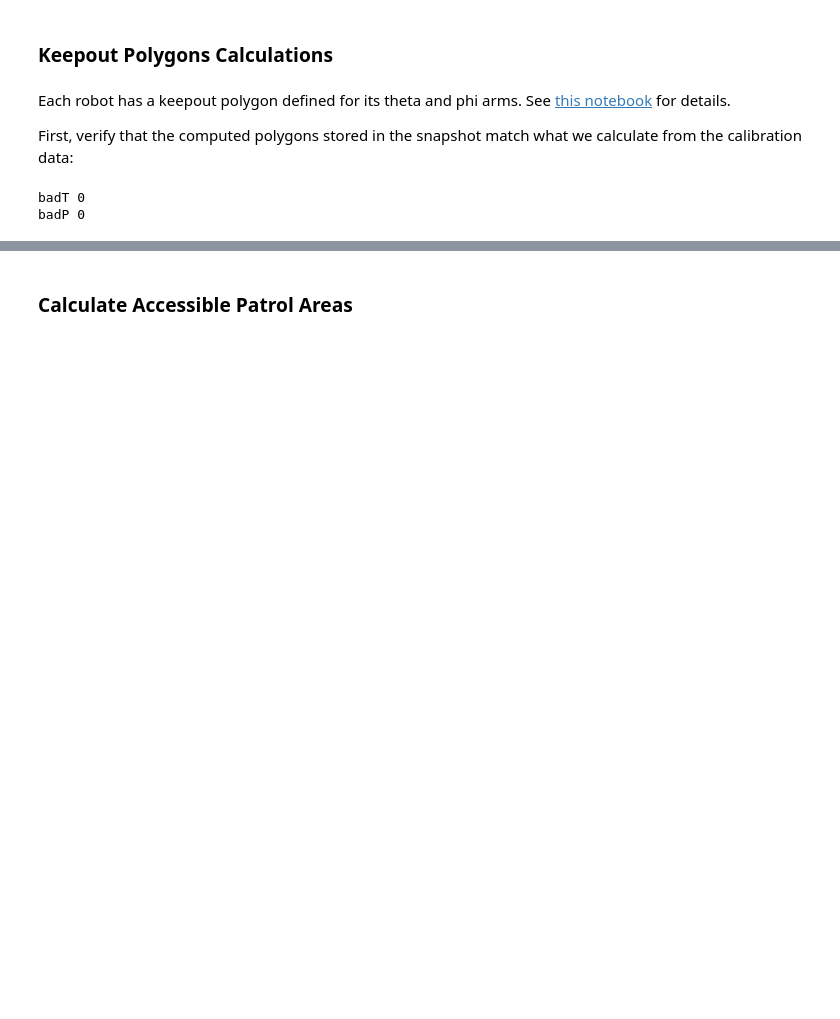
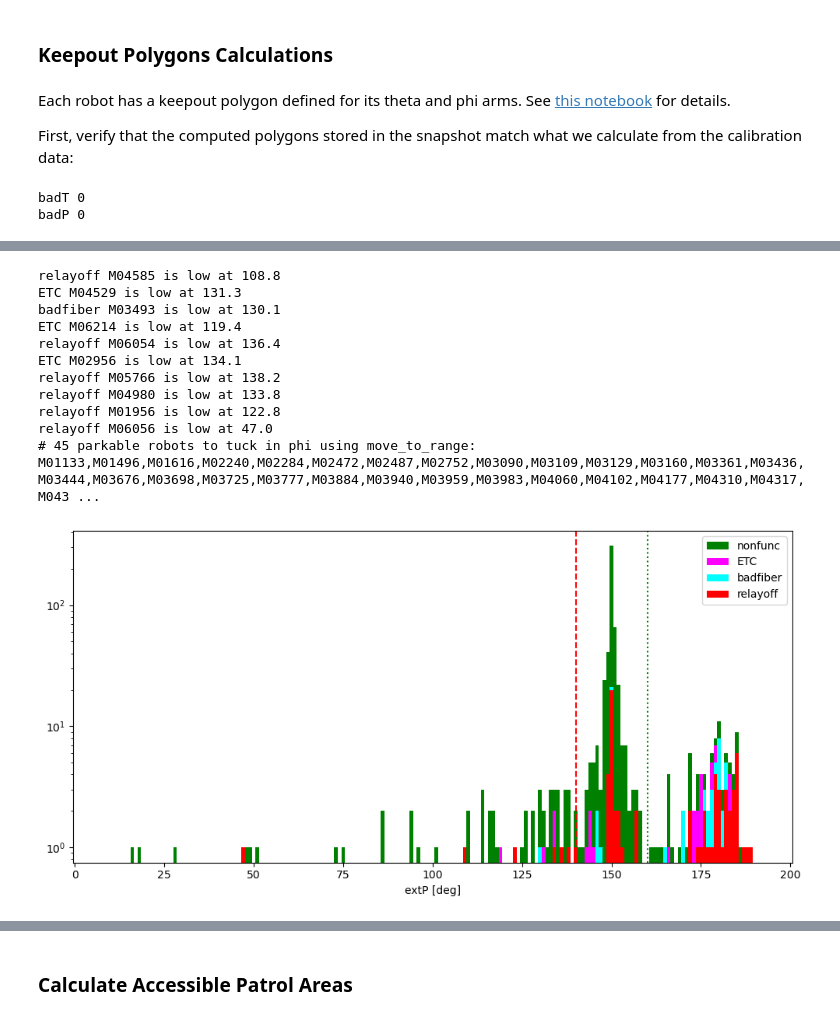
Before and after one commit to desihub/fpoffline, a Jupyter notebook: nb/ValetParking/ValetParking.ipynb, the cells around one changed output, grey strips where cells are left out. Cells and saved outputs as stored; diff of their text form; code cells hidden in the pictures; blank space fills up the shorter version.

```diff
--- a/nb/ValetParking/ValetParking.ipynb
+++ b/nb/ValetParking/ValetParking.ipynb
@@ -40,6 +43,7 @@ Here, we use a fixed version stored in this repo instead:
 # %%
-when = astropy.time.Time('2025-04-05T00:00:00', format='isot', scale='utc')
+when = astropy.time.Time('2025-04-11T00:00:00', format='isot', scale='utc')
 snap, _ = fpoffline.io.get_snapshot(when, path=pathlib.Path('.'))
+assert snap.meta['name'] == '20250410T170059+0000_fp_calibs.ecsv'
 # %% [markdown]
 Define a helper function to return the snapshot entry for a specified POS_ID:
 # %%
@@ -263,0 +532,59 @@ def getCollisionMatrix(poly1, poly2):
+# %%
+def getTucks(minP=140, setP=160):
+
+    to_tuck = [ ]
+    extPnonfunc, extPetc, extPbadfiber, extPrelayoff = [], [], [], []
+    for posid in sets.nonfunc:
+        dev = lookup[posid]
+        extP = dev['OFFSET_P'] + dev['POS_P']
+        is_low = extP < minP
+        extPnonfunc.append(extP)
+        if posid in sets.ETC:
+            extPetc.append(extP)
+            if is_low:
+                print(f'ETC {posid} is low at {extP:.1f}')
+        elif posid in sets.badfiber:
+            extPbadfiber.append(extP)
+            if is_low:
+                print(f'badfiber {posid} is low at {extP:.1f}')
+        elif posid in sets.relayoff:
+            extPrelayoff.append(extP)
+            if is_low:
+                print(f'relayoff {posid} is low at {extP:.1f}')
+        else:
+            # parkable
+            if is_low:
+                to_tuck.append(posid)
+
+    bins = np.linspace(-0.5, 200.5, 202)
+    fig, ax = plt.subplots(figsize=(10, 5))
+    ax.hist(extPnonfunc, bins=bins, histtype='stepfilled', color='green', label='nonfunc')
+    ax.hist(extPetc+extPbadfiber+extPrelayoff, bins=bins, histtype='stepfilled', color='magenta', label='ETC')
+    ax.hist(extPbadfiber+extPrelayoff, bins=bins, histtype='stepfilled', color='cyan', label='badfiber')
+    ax.hist(extPrelayoff, bins=bins, histtype='stepfilled', color='red', label='relayoff')
+    ax.legend()
+    ax.set(xlabel='extP [deg]', yscale='log', xlim=bins[[0,-1]])
+    ax.axvline(minP, color='r', ls='--')
+    ax.axvline(setP, color='g', ls=':')
+    plt.tight_layout()
+    plt.savefig('phi-tucks.png')
+
+    print(f'# {len(to_tuck)} parkable robots to tuck in phi using move_to_range:')
+    print(','.join(sorted(to_tuck)))
+    return to_tuck
+
+to_tuck = getTucks()
+# %% [output]
+relayoff M04585 is low at 108.8
+ETC M04529 is low at 131.3
+badfiber M03493 is low at 130.1
+ETC M06214 is low at 119.4
+relayoff M06054 is low at 136.4
+ETC M02956 is low at 134.1
+relayoff M05766 is low at 138.2
+relayoff M04980 is low at 133.8
+relayoff M01956 is low at 122.8
+relayoff M06056 is low at 47.0
+# 45 parkable robots to tuck in phi using move_to_range:
+M01133,M01496,M01616,M02240,M02284,M02472,M02487,M02752,M03090,M03109,M03129,M03160,M03361,M03436,M03444,M03676,M03698,M03725,M03777,M03884,M03940,M03959,M03983,M04060,M04102,M04177,M04310,M04317,M043 ...
+[figure, added]
```
Also changed, not shown: parts of 68 cells of this notebook, 1 other file.
